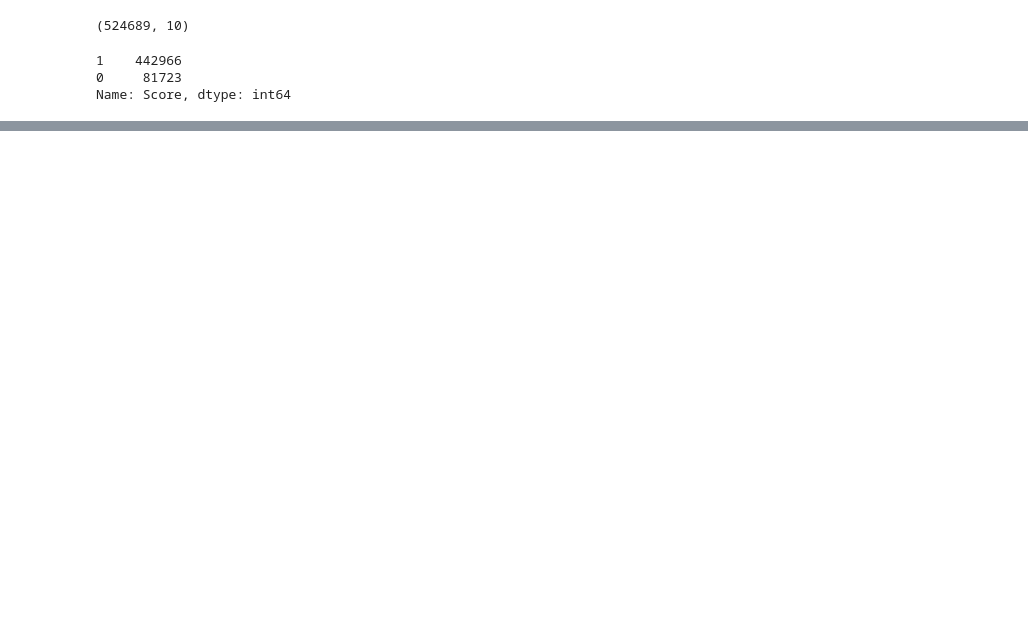
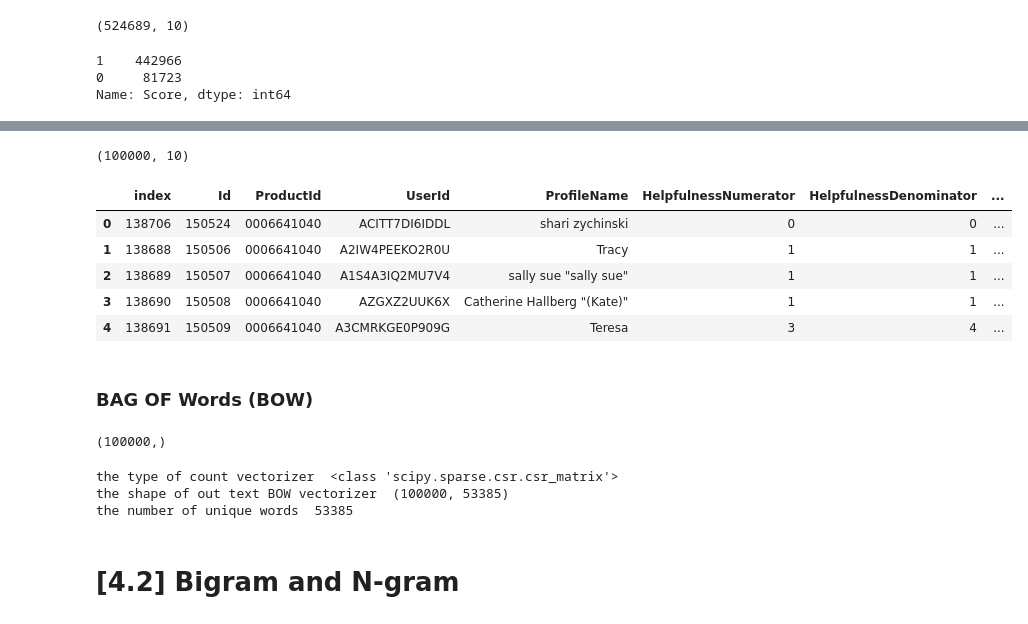
Before and after one commit to cr21/Amazon-Fine-Food-Reviews, a Jupyter notebook: amazon-reviews.ipynb, the cells around one changed output, grey strips where cells are left out. Drawn from its saved outputs; the diff is of its cells as text; code cells hidden in the pictures; blank space fills up the shorter version.

```diff
--- a/amazon-reviews.ipynb
+++ b/amazon-reviews.ipynb
@@ -260,0 +384,8 @@ display['Count(*)'].sum()
+# %%
+cleaned_final  = final.copy()
+
+cleaned_final["process_text"] = pre_cleaned_reviews
+cleaned_final = cleaned_final.drop(columns=["Text"])
+cleaned_final.shape
+# %% [output]
+(100000, 10)
@@ -260,0 +396,17 @@ display['Count(*)'].sum()
+# %%
+#  get preprocessed reviews
+
+
+cleaned_final = pd.read_sql_query("""
+                                    SELECT * FROM
+                                     processed_reviews
+
+                                  """, conn)
+cleaned_final.head()
+# %% [output]
+|  | index | Id | ProductId | UserId | ProfileName | HelpfulnessNumerator | HelpfulnessDenominator | ... |
+| 0 | 138706 | 150524 | 0006641040 | ACITT7DI6IDDL | shari zychinski | 0 | 0 | ... |
+| 1 | 138688 | 150506 | 0006641040 | A2IW4PEEKO2R0U | Tracy | 1 | 1 | ... |
+| 2 | 138689 | 150507 | 0006641040 | A1S4A3IQ2MU7V4 | sally sue "sally sue" | 1 | 1 | ... |
+| 3 | 138690 | 150508 | 0006641040 | AZGXZ2UUK6X | Catherine Hallberg "(Kate)" | 1 | 1 | ... |
+| 4 | 138691 | 150509 | 0006641040 | A3CMRKGE0P909G | Teresa | 3 | 4 | ... |
@@ -260,0 +415,20 @@ display['Count(*)'].sum()
+# %% [markdown]
+### BAG OF Words (BOW)
+# %%
+cleaned_final["process_text"].values.shape
+# %% [output]
+(100000,)
+# %%
+count_vect =CountVectorizer()
+final_counts =  count_vect.fit(cleaned_final["process_text"])
+
+final_counts =  count_vect.transform(cleaned_final["process_text"])
+print("the type of count vectorizer ",type(final_counts))
+print("the shape of out text BOW vectorizer ",final_counts.get_shape())
+print("the number of unique words ", final_counts.get_shape()[1])
+# %% [output]
+the type of count vectorizer  <class 'scipy.sparse.csr.csr_matrix'>
+the shape of out text BOW vectorizer  (100000, 53385)
+the number of unique words  53385
+# %% [markdown]
+# [4.2] Bigram and N-gram
```
Also changed, not shown: parts of 26 cells of this notebook.
